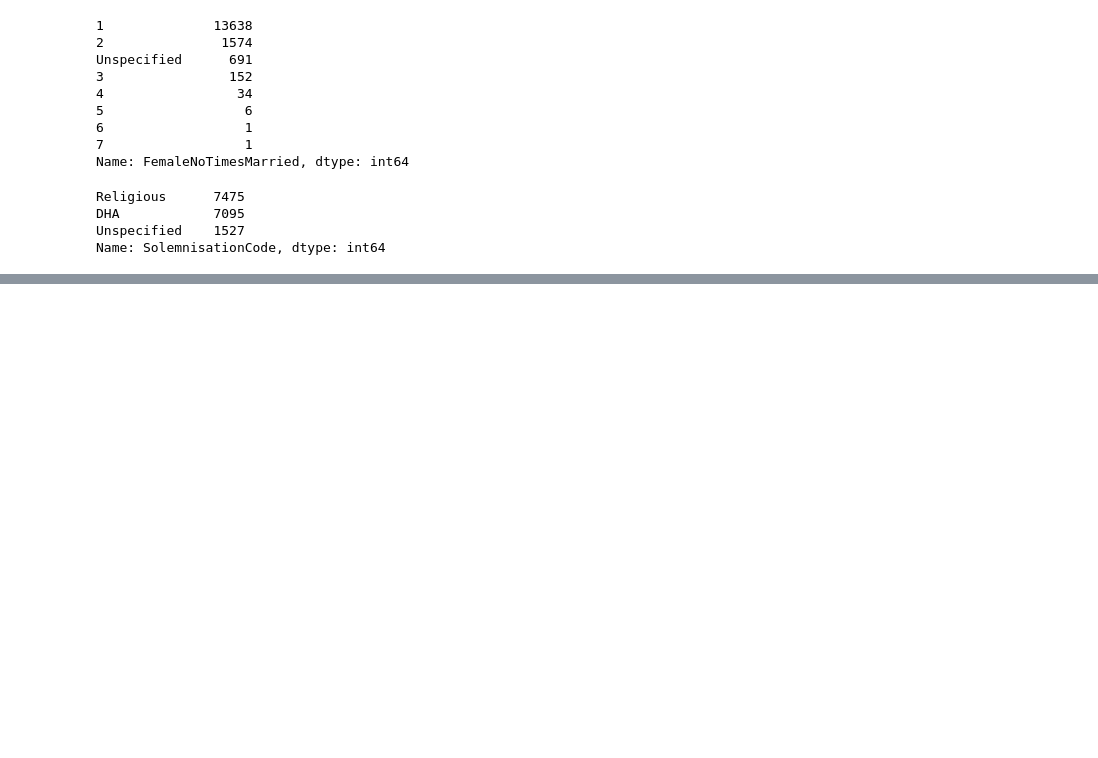
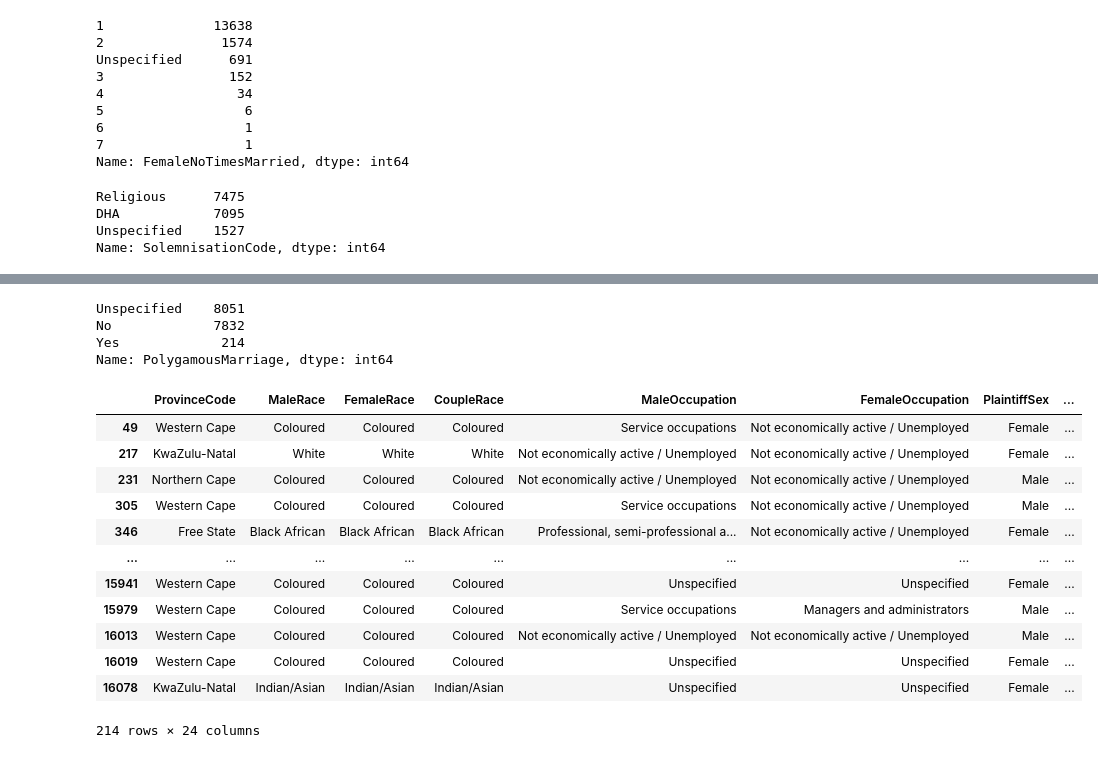
Before and after one commit to PONKAS/Data-Analysis, a Jupyter notebook: 2020 SA Marriage Analysis Project.ipynb, the cells around one changed output, grey strips where cells are left out. Drawn from its saved outputs; the diff is of its cells as text; code cells hidden in the pictures; blank space fills up the shorter version.

```diff
--- a/2020 SA Marriage Analysis Project.ipynb
+++ b/2020 SA Marriage Analysis Project.ipynb
@@ -363,0 +623,24 @@ Name: SolemnisationCode, dtype: int64
+# %%
+divorces['PolygamousMarriage'].value_counts()
+# %% [output]
+Unspecified    8051
+No             7832
+Yes             214
+Name: PolygamousMarriage, dtype: int64
+# %%
+poly = divorces[divorces['PolygamousMarriage'] == 'Yes']
+poly
+# %% [output]
+|  | ProvinceCode | MaleRace | FemaleRace | CoupleRace | MaleOccupation | FemaleOccupation | PlaintiffSex | ... |
+| 49 | Western Cape | Coloured | Coloured | Coloured | Service occupations | Not economically active / Unemployed | Female | ... |
+| 217 | KwaZulu-Natal | White | White | White | Not economically active / Unemployed | Not economically active / Unemployed | Female | ... |
+| 231 | Northern Cape | Coloured | Coloured | Coloured | Not economically active / Unemployed | Not economically active / Unemployed | Male | ... |
+| 305 | Western Cape | Coloured | Coloured | Coloured | Service occupations | Not economically active / Unemployed | Male | ... |
+| 346 | Free State | Black African | Black African | Black African | Professional, semi-professional a... | Not economically active / Unemployed | Female | ... |
+| ... | ... | ... | ... | ... | ... | ... | ... | ... |
+| 15941 | Western Cape | Coloured | Coloured | Coloured | Unspecified | Unspecified | Female | ... |
+| 15979 | Western Cape | Coloured | Coloured | Coloured | Service occupations | Managers and administrators | Male | ... |
+| 16013 | Western Cape | Coloured | Coloured | Coloured | Not economically active / Unemployed | Not economically active / Unemployed | Male | ... |
+| 16019 | Western Cape | Coloured | Coloured | Coloured | Unspecified | Unspecified | Female | ... |
+| 16078 | KwaZulu-Natal | Indian/Asian | Indian/Asian | Indian/Asian | Unspecified | Unspecified | Female | ... |
+214 rows × 24 columns
```
Also changed, not shown: parts of 30 cells of this notebook.
